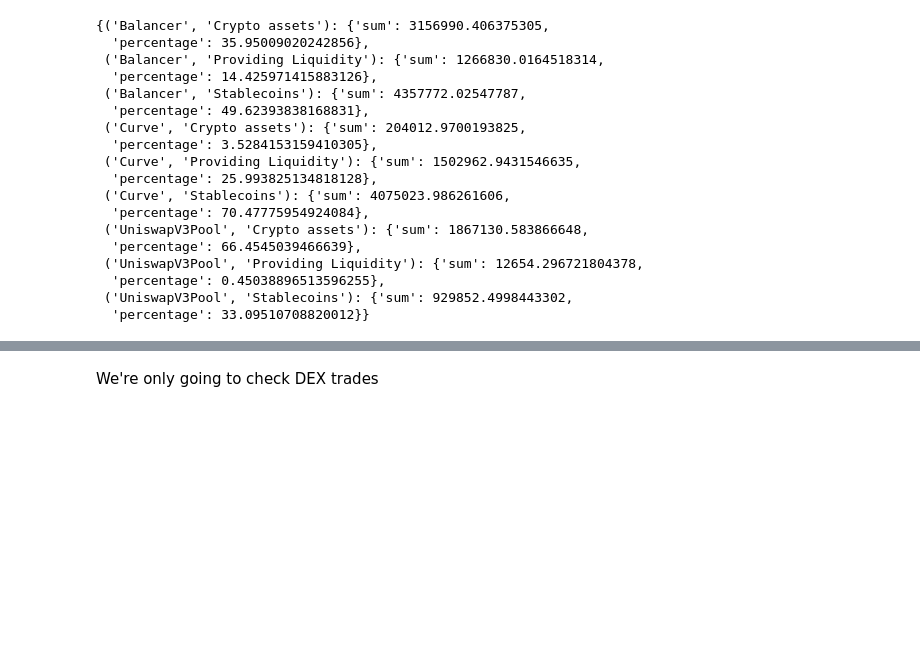
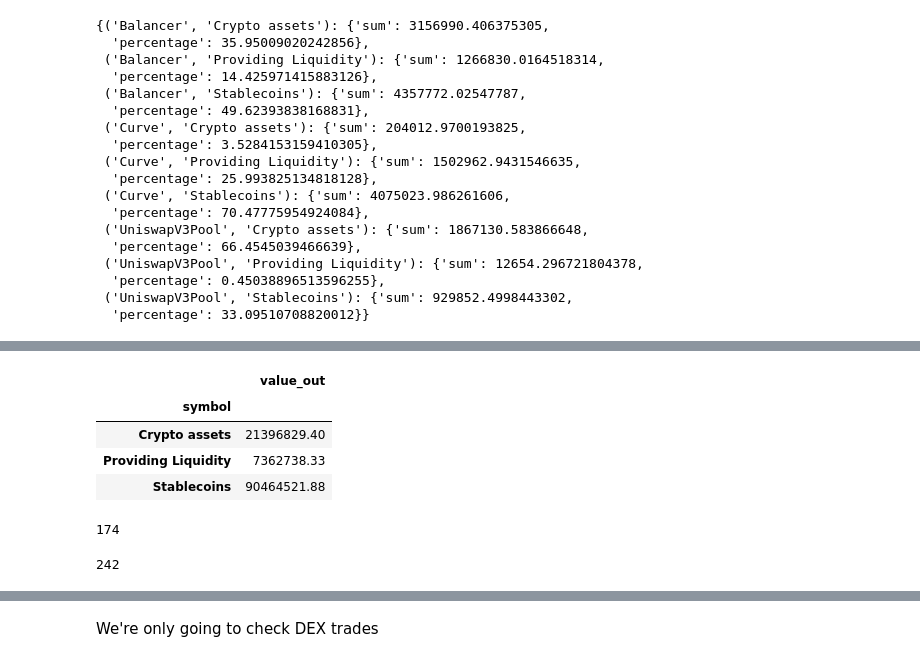
Before and after one commit to benber86/gho_users, a Jupyter notebook: Flows-Volume-Before-After.ipynb, the cells around one changed output, grey strips where cells are left out. Saved outputs shown, nothing was run; the diff lists cells and outputs as text; code cells hidden in the pictures; blank space fills up the shorter version.

```diff
--- a/Flows-Volume-Before-After.ipynb
+++ b/Flows-Volume-Before-After.ipynb
@@ -1014,0 +1269,44 @@ grouped.to_dict(orient='index')
+# %%
+dex_txs_after = dex_txs[dex_txs['blockTimestamp'].astype(int) > 1710421200]
+result_df_after = result_df[result_df['tx_hash'].isin(set(dex_txs_after['transactionHash']))]
+
+def relabel(label):
+    if label in A_TOKENS:
+        return 'aTokens'
+    elif label in MAJORS:
+        return label
+    elif label in VAR_DEBT_TOKENS:
+        return 'Variable debt tokens'
+    elif label in OTHER_STABLES:
+        return 'Stablecoins'
+    elif label in BTC:
+        return 'Crypto assets'
+    elif label in ETH_AND_LSTS:
+        return 'Crypto assets'
+    elif label in GHO:
+        return 'GHO Yield Aggregation'
+    elif label in LP_SYMBOLS:
+        return 'Providing Liquidity'
+    return 'Crypto assets'
+
+label_df = result_df_after.copy()
+label_df['symbol'] = label_df['symbol'].apply(relabel)
+# %%
+outflows_after = label_df[['symbol', 'destination', 'value_out']].groupby(['symbol']).sum()
+outflows_after
+# %% [output]
+|  | value_out |
+| symbol |  |
+| Crypto assets | 21396829.40 |
+| Providing Liquidity | 7362738.33 |
+| Stablecoins | 90464521.88 |
+# %%
+after_days = (dex_txs['blockTimestamp'].astype(int).max() - 1710421200) // (3600 * 24)
+after_days
+# %% [output]
+174
+# %%
+before_days = (1710421200 - dex_txs['blockTimestamp'].astype(int).min()) // (3600 * 24)
+before_days
+# %% [output]
+242
```
Also changed, not shown: parts of 16 cells of this notebook.
